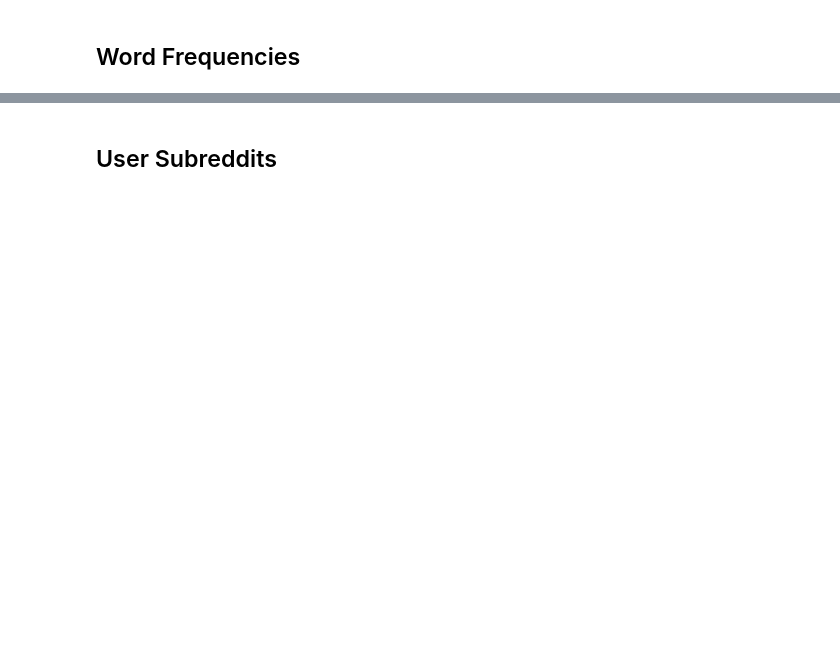
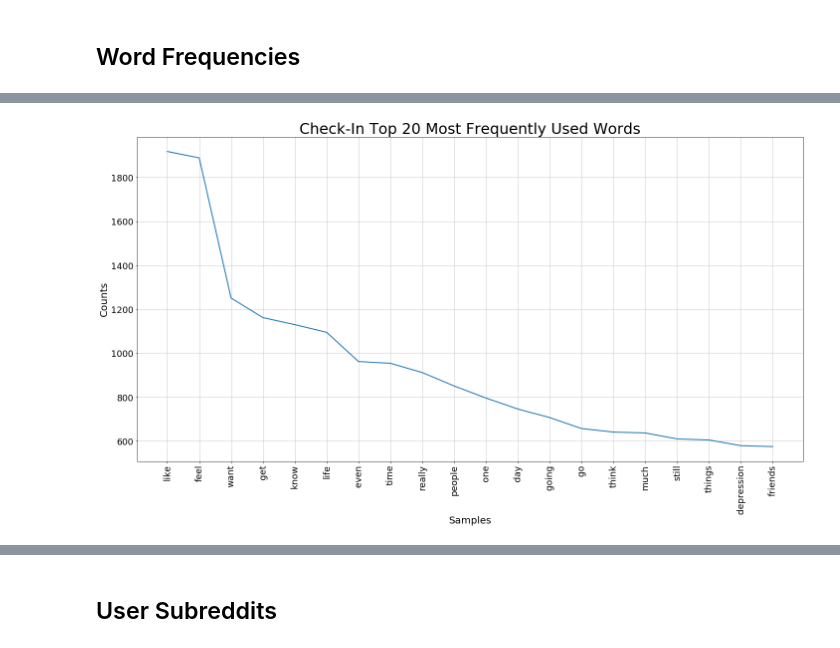
Before and after one commit to andy-alba/Analyzing-Mental-Health-in-America, a Jupyter notebook: AndyA_Analysis.ipynb, the cells around one changed output, grey strips where cells are left out. Saved outputs shown, nothing was run; the diff lists cells and outputs as text; code cells hidden in the pictures; blank space fills up the shorter version.

```diff
--- a/AndyA_Analysis.ipynb
+++ b/AndyA_Analysis.ipynb
@@ -595,12 +637,12 @@ df_new[df_new['user_name'] == 'K4yr0'][:10]
 # %%
 stopwords = nltk.corpus.stopwords.words("english")
 
-comments_new = " ".join(df_new['comment'])
-comments_new = comments_new.lower()
-comments_new = re.sub("\n", ' ', comments_new)
-comments_new = re.split(r'\W+', comments_new)
-comments_new = [word for word in comments_new if word not in stopwords]
+comments = " ".join(df['comment'])
+comments = comments.lower()
+comments = re.sub("\n", ' ', comments)
+comments = re.split(r'\W+', comments)
+comments = [word for word in comments if word not in stopwords]
 
-tester_fq = nltk.FreqDist(w for w in comments_new if w.isalnum())
-tester_fq.most_common(10)
+tester_fq = nltk.FreqDist(w for w in comments if w.isalnum())
+tester_fq.most_common(20)
 # %% [output]
@@ -617 +669,11 @@ tester_fq.most_common(10)
+# %%
+plt.figure(figsize = (24, 12))
+plt.xticks(size = 18)
+plt.xlabel('xlabel', size = 20)
+plt.yticks(size = 18)
+plt.ylabel('ylabel', size = 20)
+plt.title('Check-In Top 20 Most Frequently Used Words', size = 30)
+tester_fq.plot(20, cumulative = False)
+# %% [output]
+[figure, added]
 # %%
```
Also changed, not shown: parts of 13 cells of this notebook, 1 other file.
